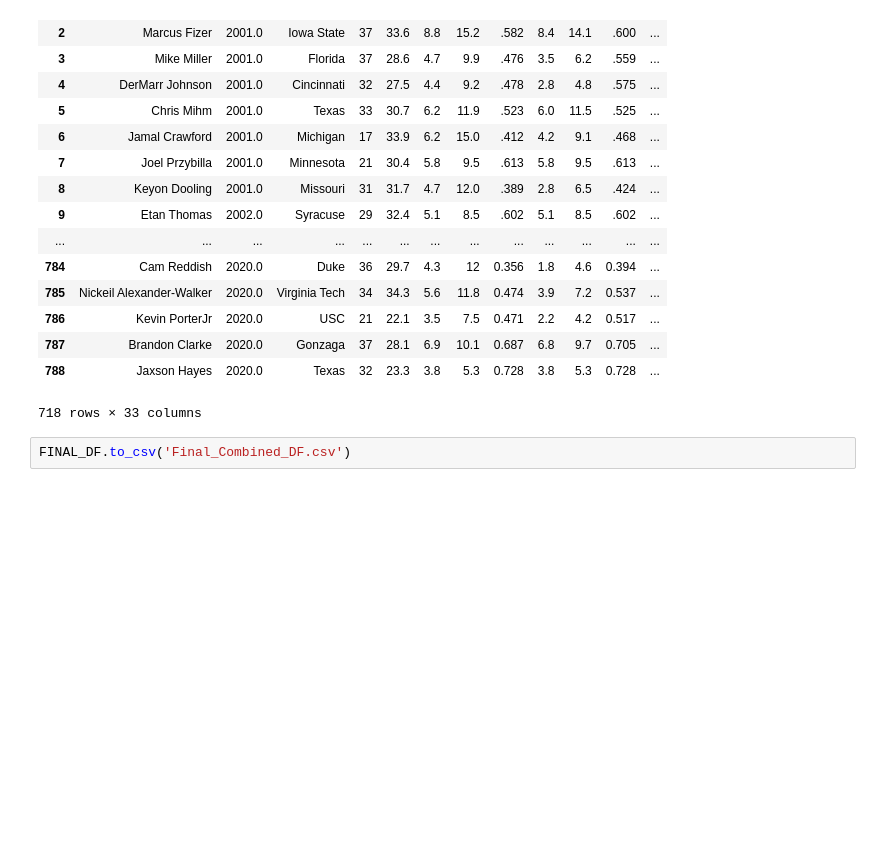
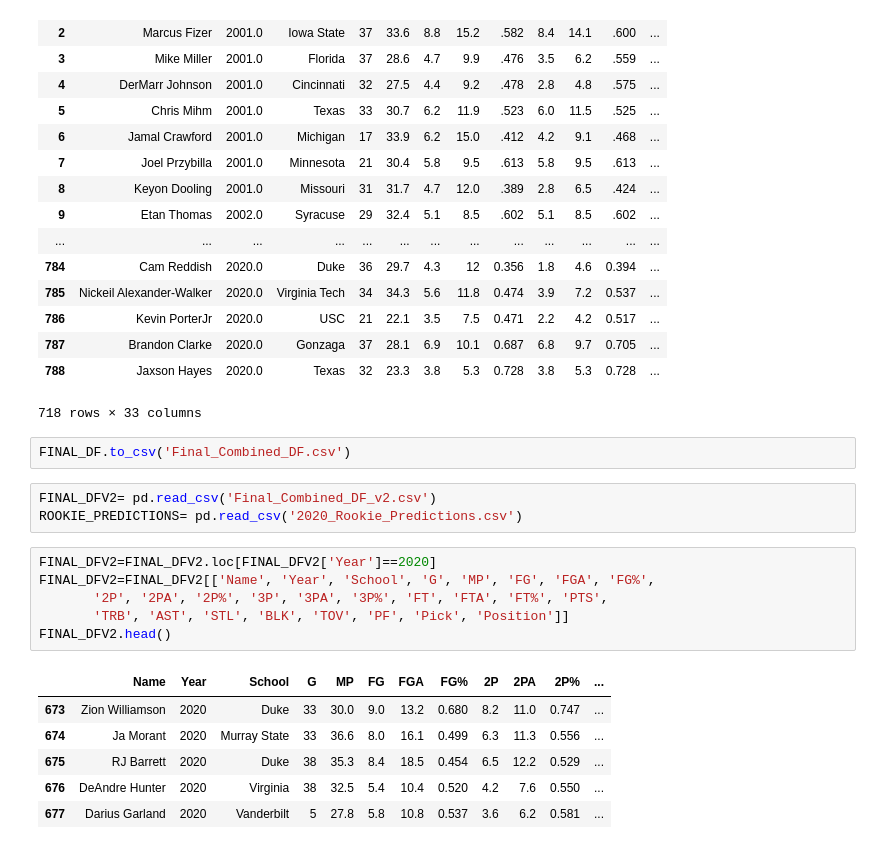
Before and after one commit to hdanger88/Project3---NBA-Projections, a Jupyter notebook: data/Project 3 - NBARookieAnalysis.ipynb, the cells around one changed output. Saved outputs shown, nothing was run; the diff lists cells and outputs as text; blank space fills up the shorter version.

```diff
--- a/data/Project 3 - NBARookieAnalysis.ipynb
+++ b/data/Project 3 - NBARookieAnalysis.ipynb
@@ -570,3 +570,19 @@ FINAL_DF
 718 rows × 33 columns
 # %%
 FINAL_DF.to_csv('Final_Combined_DF.csv')
+# %%
+FINAL_DFV2= pd.read_csv('Final_Combined_DF_v2.csv')
+ROOKIE_PREDICTIONS= pd.read_csv('2020_Rookie_Predictions.csv')
+# %%
+FINAL_DFV2=FINAL_DFV2.loc[FINAL_DFV2['Year']==2020]
+FINAL_DFV2=FINAL_DFV2[['Name', 'Year', 'School', 'G', 'MP', 'FG', 'FGA', 'FG%',
+       '2P', '2PA', '2P%', '3P', '3PA', '3P%', 'FT', 'FTA', 'FT%', 'PTS',
+       'TRB', 'AST', 'STL', 'BLK', 'TOV', 'PF', 'Pick', 'Position']]
+FINAL_DFV2.head()
+# %% [output]
+|  | Name | Year | School | G | MP | FG | FGA | FG% | 2P | 2PA | 2P% | ... |
+| 673 | Zion Williamson | 2020 | Duke | 33 | 30.0 | 9.0 | 13.2 | 0.680 | 8.2 | 11.0 | 0.747 | ... |
+| 674 | Ja Morant | 2020 | Murray State | 33 | 36.6 | 8.0 | 16.1 | 0.499 | 6.3 | 11.3 | 0.556 | ... |
+| 675 | RJ Barrett | 2020 | Duke | 38 | 35.3 | 8.4 | 18.5 | 0.454 | 6.5 | 12.2 | 0.529 | ... |
+| 676 | DeAndre Hunter | 2020 | Virginia | 38 | 32.5 | 5.4 | 10.4 | 0.520 | 4.2 | 7.6 | 0.550 | ... |
+| 677 | Darius Garland | 2020 | Vanderbilt | 5 | 27.8 | 5.8 | 10.8 | 0.537 | 3.6 | 6.2 | 0.581 | ... |
```
Also changed, not shown: parts of 3 cells of this notebook, 3 other files.
